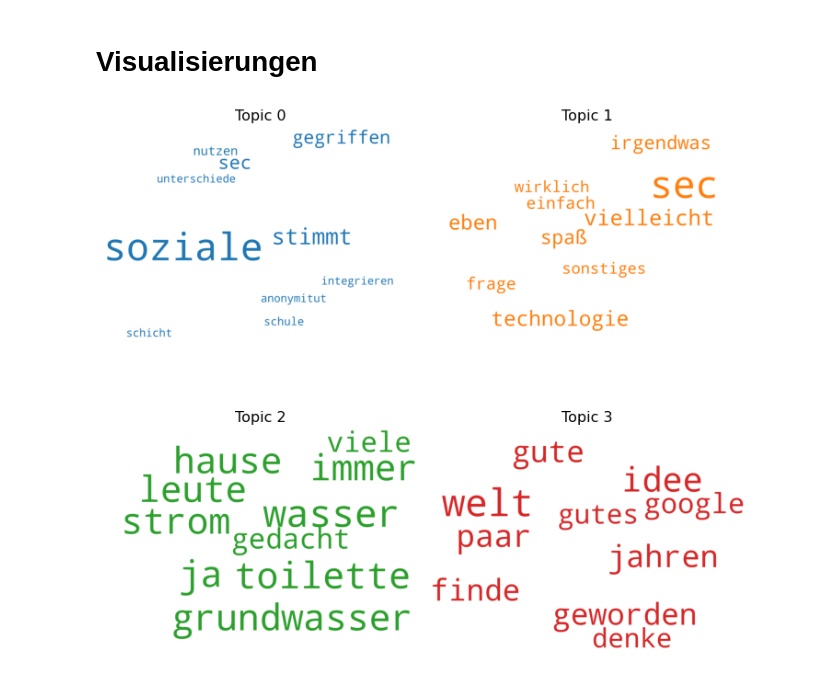
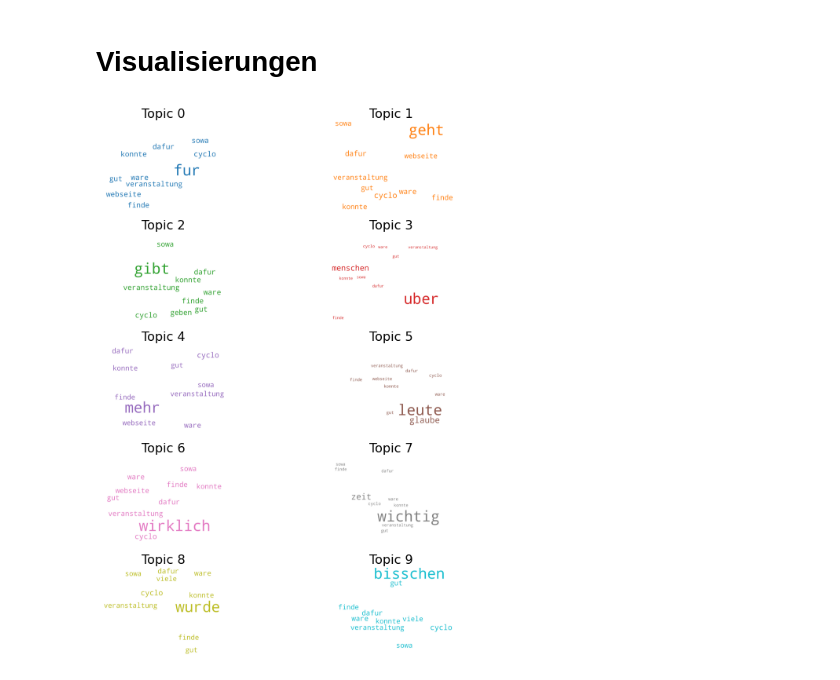
Before and after one commit to Verena-Lemberger/masterarbeit, a Jupyter notebook: nlp/nlp_ma.ipynb, the cells around one changed output. Cells and saved outputs as stored; diff of their text form; code cells hidden in the pictures.

```diff
--- a/nlp/nlp_ma.ipynb
+++ b/nlp/nlp_ma.ipynb
@@ -114,3 +142,0 @@ plt.title("Top 20 Wörter in den Interviews", fontsize=24);
-# %%
-# set stopwords
-stop_words = set(stopwords.words('german'))
@@ -174,9 +182,12 @@ num_topics = 10
 lda_model = gensim.models.ldamodel.LdaModel(corpus=corpus,
                                            id2word=id2word,
                                            num_topics=num_topics,
-                                           random_state=42,
+                                           random_state=100,
                                            update_every=1,
                                            chunksize=10,
+                                           passes=10,
+                                           alpha="symmetric",
+                                           iterations=100,
                                            per_word_topics=True)
 # Print the Keyword in the 10 topics
 pprint(lda_model.print_topics())
@@ -201,0 +213,18 @@ doc_lda = lda_model[corpus]
+# %%
+# LDA with Skit Learn
+from sklearn.feature_extraction.text import CountVectorizer
+count = CountVectorizer(stop_words = stopwords,
+                       max_df = .3,
+                       max_features = 5000)
+data_ready = count.fit_transform(df["text"].values)
+
+from sklearn.decomposition import LatentDirichletAllocation
+
+lda = LatentDirichletAllocation(n_components = 10,
+                               random_state = 123,
+                               learning_method="batch")
+# fitting LDA
+topics = lda.fit_transform(data_ready)
+
+# access components to extract matrix
+lda.components_.shape
@@ -201,0 +233,9 @@ doc_lda = lda_model[corpus]
+# %%
+# Top 10 words for 10 topics
+n_top_words = 10
+feature_names = count.get_feature_names()
+for topic_idx, topic in enumerate(lda.components_):
+    print ("Topic %d: " % (topic_idx + 1))
+    print (" ".join([feature_names[i]
+                    for i in topic.argsort() \
+                     [:-n_top_words - 1:-1]]))
@@ -205,38 +266,38 @@ doc_lda = lda_model[corpus]
 # %%
 from matplotlib import pyplot as plt
 from wordcloud import WordCloud, STOPWORDS
 import matplotlib.colors as mcolors
 
-cols = [color for name, color in mcolors.TABLEAU_COLORS.items()]  # more colors: 'mcolors.XKCD_COLORS'
+cols = [color for name, color in mcolors.TABLEAU_COLORS.items()]
 
-cloud = WordCloud(stopwords=stop_words,
+cloud = WordCloud(stopwords=stopwords,
                   background_color='white',
                   width=2500,
                   height=1800,
                   max_words=10,
                   colormap='tab10',
                   color_func=lambda *args, **kwargs: cols[i],
                   prefer_horizontal=1.0)
 
 topics = lda_model.show_topics(formatted=False)
 
-fig, axes = plt.subplots(2, 2, figsize=(10,10), sharex=True, sharey=True)
+fig, axes = plt.subplots(5, 2, figsize=(10,10), sharex=True, sharey=True)
 
 for i, ax in enumerate(axes.flatten()):
     fig.add_subplot(ax)
     topic_words = dict(topics[i][1])
     cloud.generate_from_frequencies(topic_words, max_font_size=300)
     plt.gca().imshow(cloud)
     plt.gca().set_title('Topic ' + str(i), fontdict=dict(size=16))
     plt.gca().axis('off')
 
 plt.subplots_adjust(wspace=0, hspace=0)
-plt.axis('off')
+plt.axis("off")
 plt.margins(x=0, y=0)
 plt.tight_layout()
 plt.show()
 # %% [output]
-[figure, old version]
+[figure, new version]
 # %%
 from collections import Counter
 topics = lda_model.show_topics(formatted=False)
```
Also changed, not shown: parts of 20 cells of this notebook, 3 other files.
